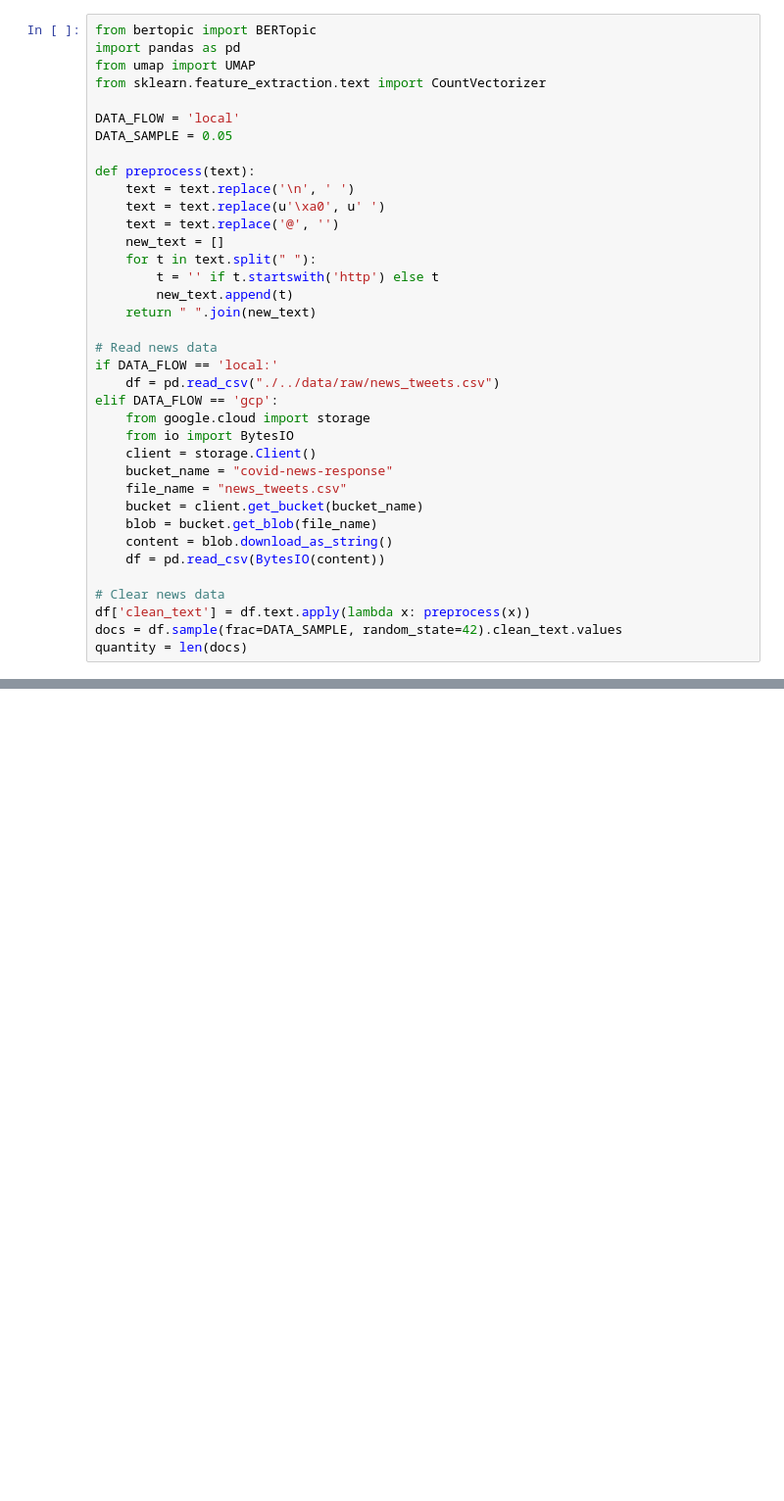
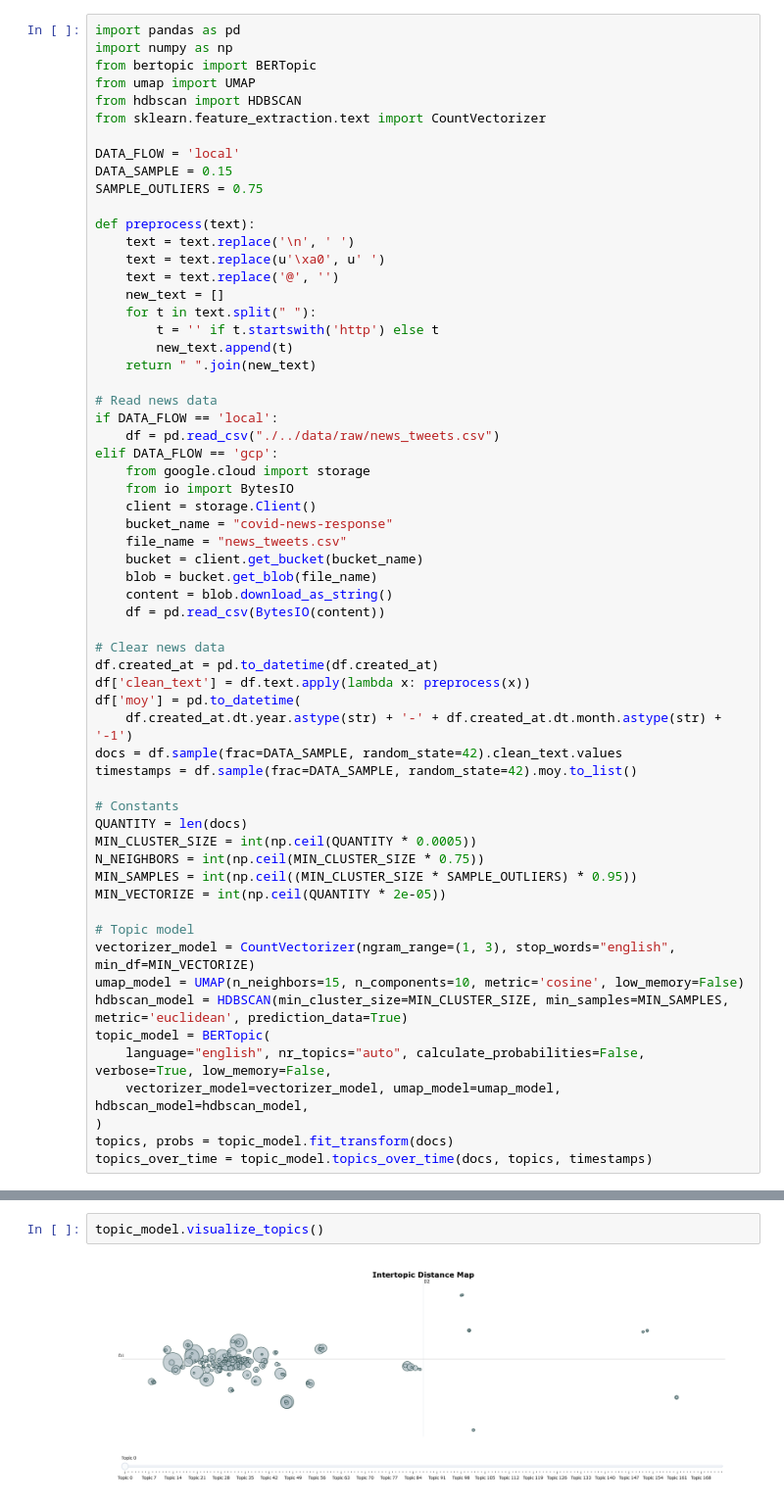
Before and after one commit to fcobraulio/covid-news-response, a Jupyter notebook: notebooks/fbraulio_bertopic.ipynb, the cells around one changed output, grey strips where cells are left out. Shown at 98% size. Cells and saved outputs as stored; diff of their text form; blank space fills up the shorter version.

Commit message:
improve bertopic nb

```diff
--- a/notebooks/fbraulio_bertopic.ipynb
+++ b/notebooks/fbraulio_bertopic.ipynb
@@ -1,11 +1,14 @@
 # %%
+import pandas as pd
+import numpy as np
 from bertopic import BERTopic
-import pandas as pd
 from umap import UMAP
+from hdbscan import HDBSCAN
 from sklearn.feature_extraction.text import CountVectorizer
 
 DATA_FLOW = 'local'
-DATA_SAMPLE = 0.05
+DATA_SAMPLE = 0.15
+SAMPLE_OUTLIERS = 0.75
 
 def preprocess(text):
     text = text.replace('\n', ' ')
@@ -18,7 +21,7 @@ def preprocess(text):
     return " ".join(new_text)
 
 # Read news data
-if DATA_FLOW == 'local:'
+if DATA_FLOW == 'local':
     df = pd.read_csv("./../data/raw/news_tweets.csv")
 elif DATA_FLOW == 'gcp':
     from google.cloud import storage
@@ -32,6 +35,27 @@ elif DATA_FLOW == 'gcp':
     df = pd.read_csv(BytesIO(content))
 
 # Clear news data
+df.created_at = pd.to_datetime(df.created_at)
 df['clean_text'] = df.text.apply(lambda x: preprocess(x))
+df['moy'] = pd.to_datetime(
+    df.created_at.dt.year.astype(str) + '-' + df.created_at.dt.month.astype(str) + '-1')
 docs = df.sample(frac=DATA_SAMPLE, random_state=42).clean_text.values
-quantity = len(docs)
+timestamps = df.sample(frac=DATA_SAMPLE, random_state=42).moy.to_list()
+
+# Constants
+QUANTITY = len(docs)
+MIN_CLUSTER_SIZE = int(np.ceil(QUANTITY * 0.0005))
+N_NEIGHBORS = int(np.ceil(MIN_CLUSTER_SIZE * 0.75))
+MIN_SAMPLES = int(np.ceil((MIN_CLUSTER_SIZE * SAMPLE_OUTLIERS) * 0.95))
+MIN_VECTORIZE = int(np.ceil(QUANTITY * 2e-05))
+
+# Topic model
+vectorizer_model = CountVectorizer(ngram_range=(1, 3), stop_words="english", min_df=MIN_VECTORIZE)
+umap_model = UMAP(n_neighbors=15, n_components=10, metric='cosine', low_memory=False)
+hdbscan_model = HDBSCAN(min_cluster_size=MIN_CLUSTER_SIZE, min_samples=MIN_SAMPLES, metric='euclidean', prediction_data=True)
+topic_model = BERTopic(
+    language="english", nr_topics="auto", calculate_probabilities=False, verbose=True, low_memory=False,
+    vectorizer_model=vectorizer_model, umap_model=umap_model, hdbscan_model=hdbscan_model,
+)
+topics, probs = topic_model.fit_transform(docs)
+topics_over_time = topic_model.topics_over_time(docs, topics, timestamps)
@@ -37,0 +100,4 @@ quantity = len(docs)
+# %%
+topic_model.visualize_topics()
+# %% [output]
+[figure, added]
```
Also changed, not shown: parts of 10 cells of this notebook.
